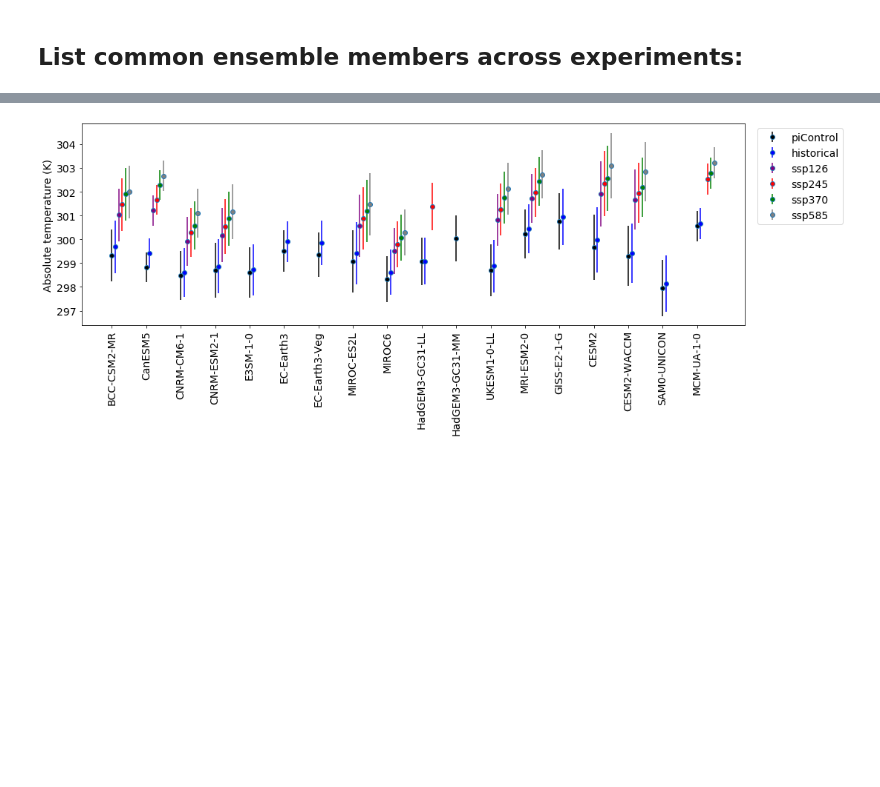
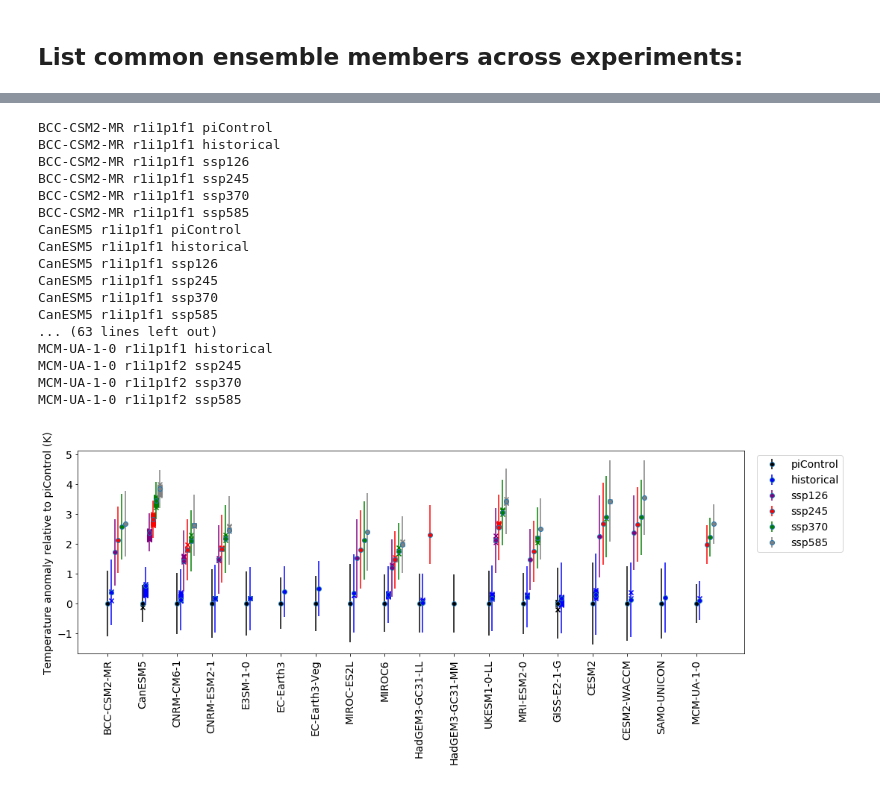
Before and after one commit to Hegebf/enso_paper, a Jupyter notebook: notebooks/Figure1.ipynb, the cells around one changed output, grey strips where cells are left out. Saved outputs shown, nothing was run; the diff lists cells and outputs as text; code cells hidden in the pictures; blank space fills up the shorter version.

Commit message:
Updated Figure1 with additional ensemble members

```diff
--- a/notebooks/Figure1.ipynb
+++ b/notebooks/Figure1.ipynb
@@ -75,33 +131,67 @@ for ind,exp in enumerate(experiments):
 # %%
 # create figure:
 fig, ax = plt.subplots(figsize = [16,5])
 
 for (k,model) in enumerate(models):
-    #print(model)
     file = model + '_DJF_nino3_4index.txt'
     data_table = pd.read_csv(datapath + file,index_col=0, header=[0,1], keep_default_na = False)
 
     for exp in experiments:
         if exp in data_table:
             plot_member = choose_member(data_table, exp, model)
+
+            print(model,plot_member, exp)
             data_list = data_table[exp][plot_member].values
             # remove empty strings and convert remaining strings to float:
             data = np.array([np.float(i) for i in data_list if i])
 
             if exp in experiments[-4:]: # if future scenario
                 data = data[:86] # stop in year 2100
 
             if exp == 'piControl':
                 control_data = data
             if k == 0:
-                # define also labels for legend
-                ax.errorbar(x[exp][k], data.mean(), yerr=control_data.std(), fmt='o', ecolor=color_dict[exp], mfc=color_dict[exp], label = exp)
+                # define labels for legend
+                ax.errorbar(x[exp][k], data.mean() - control_data.mean(), yerr=control_data.std(), fmt='o', ecolor=color_dict[exp], mfc=color_dict[exp], label = exp)
             else:
-                ax.errorbar(x[exp][k], data.mean(), yerr=control_data.std(), fmt='o', ecolor=color_dict[exp], mfc=color_dict[exp])
+                ax.errorbar(x[exp][k], data.mean() - control_data.mean(), yerr=control_data.std(), fmt='o', ecolor=color_dict[exp], mfc=color_dict[exp])
 
+            # plot other members
+            other_members = [member for member in data_table[exp] if member != plot_member]
+            for member in other_members:
+                data_list = data_table[exp][member].values
+                data = np.array([np.float(i) for i in data_list if i])
+                if exp in experiments[-4:]: # if future scenario
+                    if len(data) >= 86:
+                        data = data[:86] # stop in year 2100, and plot only data going to 2100
+                        ax.scatter(x[exp][k], data.mean() - control_data.mean(), marker = 'x', color=color_dict[exp])
+                elif exp == 'historical':
+                    if len(data) >= 165-1:
+                        ax.scatter(x[exp][k], data.mean() - control_data.mean(), marker = 'x', color=color_dict[exp])
+                elif exp == 'piControl':
+                    ax.scatter(x[exp][k], data.mean() - control_data.mean(), marker = 'x', color=color_dict[exp])
 ax.tick_params(axis='both',labelsize=14)
-ax.set_ylabel('Absolute temperature (K)', fontsize = 14)
+ax.set_ylabel('Temperature anomaly relative to piControl (K)', fontsize = 14)
 plt.xticks(x['piControl'], models, rotation=90);
 ax.legend(loc=(1.02,0.5), fontsize = 14);
+
+#plt.savefig('../Figures/Figure1.png', format='png', dpi=300, bbox_inches="tight")
 # %% [output]
+BCC-CSM2-MR r1i1p1f1 piControl
+BCC-CSM2-MR r1i1p1f1 historical
+BCC-CSM2-MR r1i1p1f1 ssp126
+BCC-CSM2-MR r1i1p1f1 ssp245
+BCC-CSM2-MR r1i1p1f1 ssp370
+BCC-CSM2-MR r1i1p1f1 ssp585
+CanESM5 r1i1p1f1 piControl
+CanESM5 r1i1p1f1 historical
+CanESM5 r1i1p1f1 ssp126
+CanESM5 r1i1p1f1 ssp245
+CanESM5 r1i1p1f1 ssp370
+CanESM5 r1i1p1f1 ssp585
+... (63 lines left out)
+MCM-UA-1-0 r1i1p1f1 historical
+MCM-UA-1-0 r1i1p1f2 ssp245
+MCM-UA-1-0 r1i1p1f2 ssp370
+MCM-UA-1-0 r1i1p1f2 ssp585
-[figure, old version]
+[figure, new version]
```
Also changed, not shown: parts of 4 cells of this notebook.
